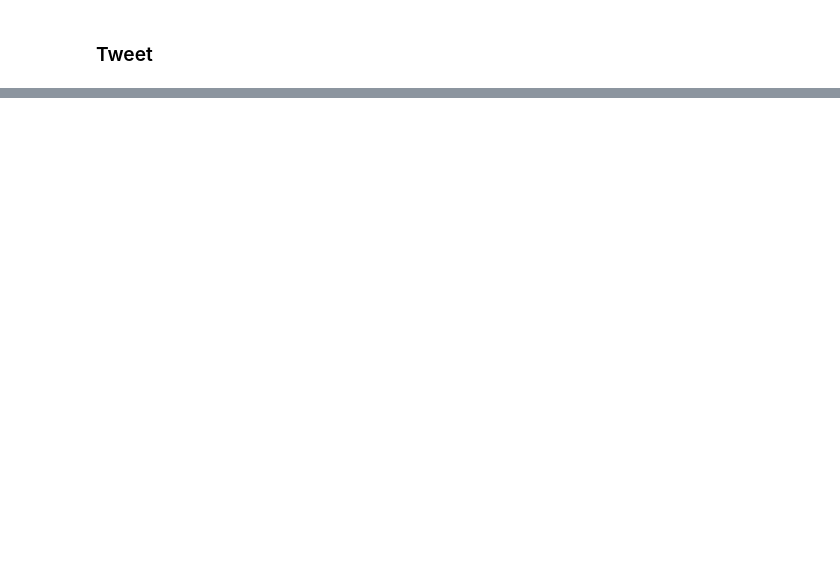
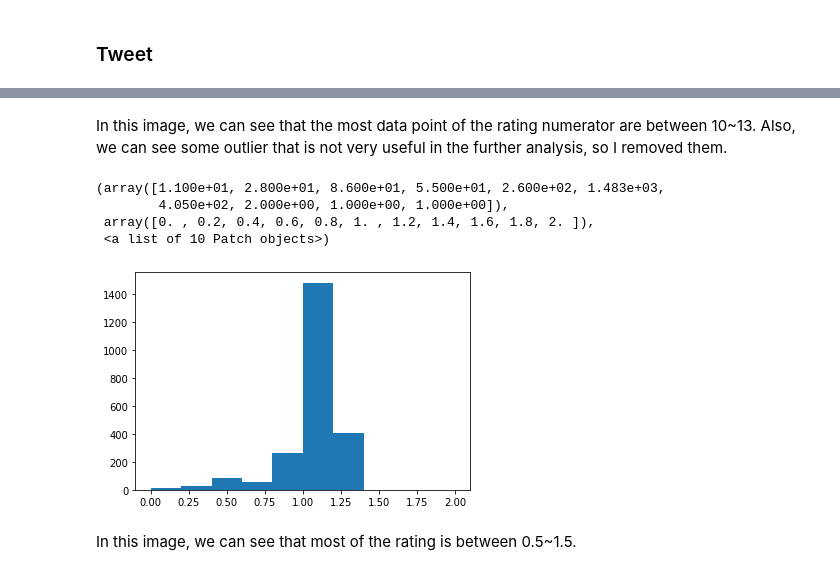
Before and after one commit to amanda1210/Twitter_dogimange_analysis, a Jupyter notebook: tweet_analysis.ipynb, the cells around one changed output, grey strips where cells are left out. Drawn from its saved outputs; the diff is of its cells as text; code cells hidden in the pictures; blank space fills up the shorter version.

```diff
--- a/tweet_analysis.ipynb
+++ b/tweet_analysis.ipynb
@@ -448,0 +540,13 @@ dtype: object
+# %% [markdown]
+In this image, we can see that the most data point of the rating numerator are between 10~13. Also, we can see some outlier that is not very useful in the further analysis, so I removed them.
+# %%
+# Check the histgram of rating except outlier which is rating>10
+plt.hist(archive.rating)
+# %% [output]
+(array([1.100e+01, 2.800e+01, 8.600e+01, 5.500e+01, 2.600e+02, 1.483e+03,
+        4.050e+02, 2.000e+00, 1.000e+00, 1.000e+00]),
+ array([0. , 0.2, 0.4, 0.6, 0.8, 1. , 1.2, 1.4, 1.6, 1.8, 2. ]),
+ <a list of 10 Patch objects>)
+[figure, added]
+# %% [markdown]
+In this image, we can see that most of the rating is between 0.5~1.5.
```
Also changed, not shown: parts of 52 cells of this notebook, 5 other files.
